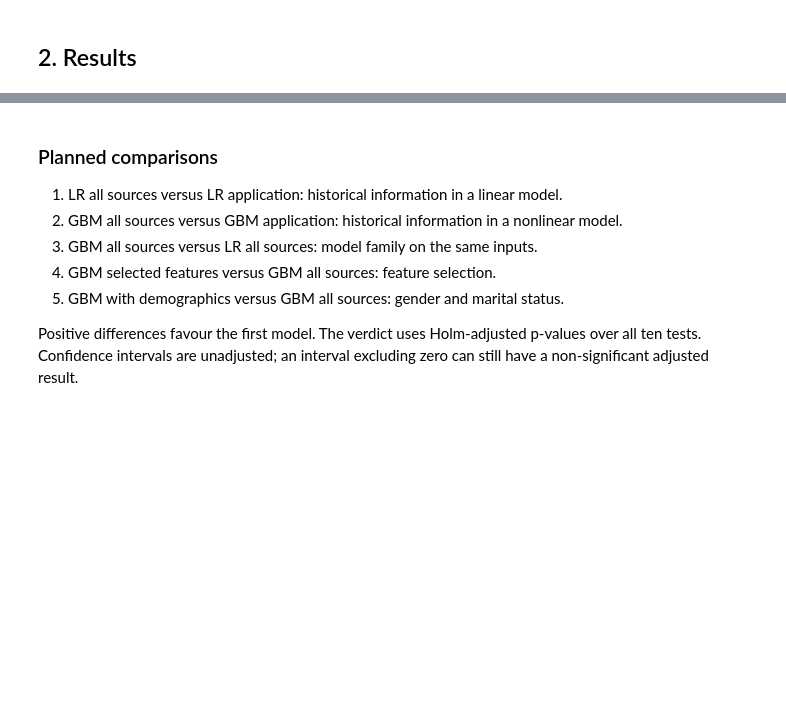
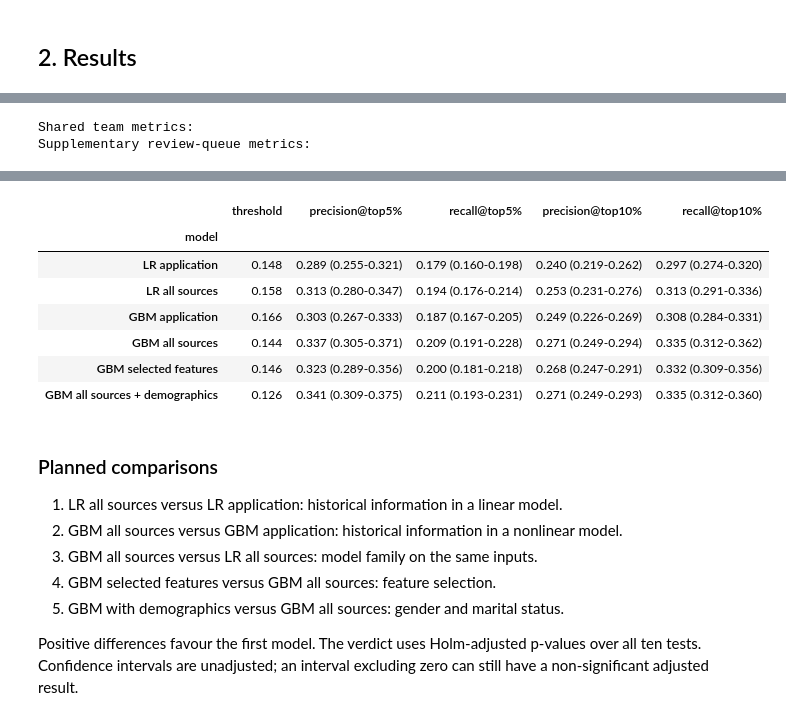
Before and after one commit to RaUzenL/bt4012_group6, a Jupyter notebook: Exp_1/evaluate_exp1.ipynb, the cells around one changed output, grey strips where cells are left out. Saved outputs shown, nothing was run; the diff lists cells and outputs as text; code cells hidden in the pictures; blank space fills up the shorter version.

Commit message:
add eval metrics

```diff
--- a/Exp_1/evaluate_exp1.ipynb
+++ b/Exp_1/evaluate_exp1.ipynb
@@ -152,6 +235,7 @@ Trained GBM selected features: 236 inputs; predictions kept in memory
 ## 2. Results
 # %%
 table, comps, preds = evaluate_final_models(ev, MODELS, n_boot=N_BOOT)
+table = add_review_queue_metrics(table, preds, n_boot=N_BOOT)
 # %% [markdown]
 ### Test-set metrics
 One row per model. Each cell shows **value (95% confidence interval)**. The threshold used for precision, recall and
@@ -170,14 +258,27 @@ from the cost of each error and its review capacity.
 # %%
+print("Shared team metrics:")
 display(ev.pretty_metrics(table))
+print("Supplementary review-queue metrics:")
+display(ev.pretty_metrics(table, metrics=QUEUE_METRICS))
 # %% [output]
+Shared team metrics:
+Supplementary review-queue metrics:
 |  | threshold | pr_auc | roc_auc | precision | recall | f1 |
 | model |  |  |  |  |  |  |
 | LR application | 0.148 | 0.205 (0.186-0.225) | 0.733 (0.718-0.746) | 0.212 (0.196-0.230) | 0.376 (0.349-0.404) | 0.271 (0.252-0.291) |
 | LR all sources | 0.158 | 0.224 (0.204-0.247) | 0.746 (0.731-0.760) | 0.237 (0.220-0.257) | 0.390 (0.364-0.417) | 0.295 (0.276-0.315) |
 | GBM application | 0.166 | 0.215 (0.196-0.237) | 0.741 (0.726-0.755) | 0.235 (0.217-0.254) | 0.350 (0.324-0.376) | 0.281 (0.260-0.301) |
 | GBM all sources | 0.144 | 0.250 (0.228-0.273) | 0.758 (0.743-0.772) | 0.230 (0.214-0.248) | 0.438 (0.410-0.467) | 0.302 (0.282-0.321) |
 | GBM selected features | 0.146 | 0.249 (0.228-0.272) | 0.758 (0.743-0.772) | 0.233 (0.216-0.251) | 0.433 (0.406-0.461) | 0.303 (0.283-0.323) |
 | GBM all sources + demographics | 0.126 | 0.248 (0.226-0.271) | 0.759 (0.744-0.772) | 0.217 (0.203-0.232) | 0.500 (0.472-0.528) | 0.302 (0.285-0.320) |
+|  | threshold | precision@top5% | recall@top5% | precision@top10% | recall@top10% |
+| model |  |  |  |  |  |
+| LR application | 0.148 | 0.289 (0.255-0.321) | 0.179 (0.160-0.198) | 0.240 (0.219-0.262) | 0.297 (0.274-0.320) |
+| LR all sources | 0.158 | 0.313 (0.280-0.347) | 0.194 (0.176-0.214) | 0.253 (0.231-0.276) | 0.313 (0.291-0.336) |
+| GBM application | 0.166 | 0.303 (0.267-0.333) | 0.187 (0.167-0.205) | 0.249 (0.226-0.269) | 0.308 (0.284-0.331) |
+| GBM all sources | 0.144 | 0.337 (0.305-0.371) | 0.209 (0.191-0.228) | 0.271 (0.249-0.294) | 0.335 (0.312-0.362) |
+| GBM selected features | 0.146 | 0.323 (0.289-0.356) | 0.200 (0.181-0.218) | 0.268 (0.247-0.291) | 0.332 (0.309-0.356) |
+| GBM all sources + demographics | 0.126 | 0.341 (0.309-0.375) | 0.211 (0.193-0.231) | 0.271 (0.249-0.293) | 0.335 (0.312-0.360) |
 # %% [markdown]
 ### Planned comparisons
 
```
Also changed, not shown: parts of 5 cells of this notebook, 3 other files.
